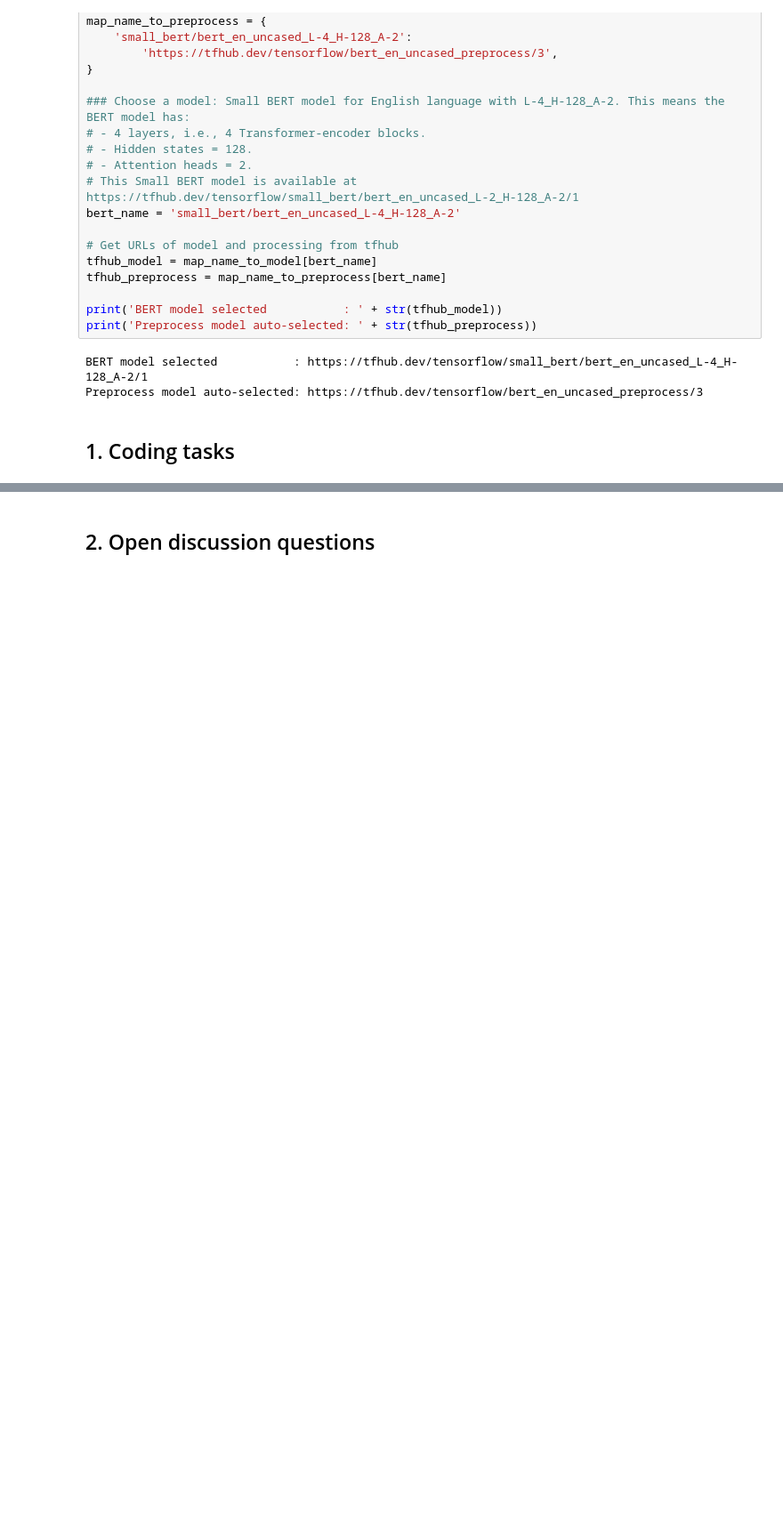
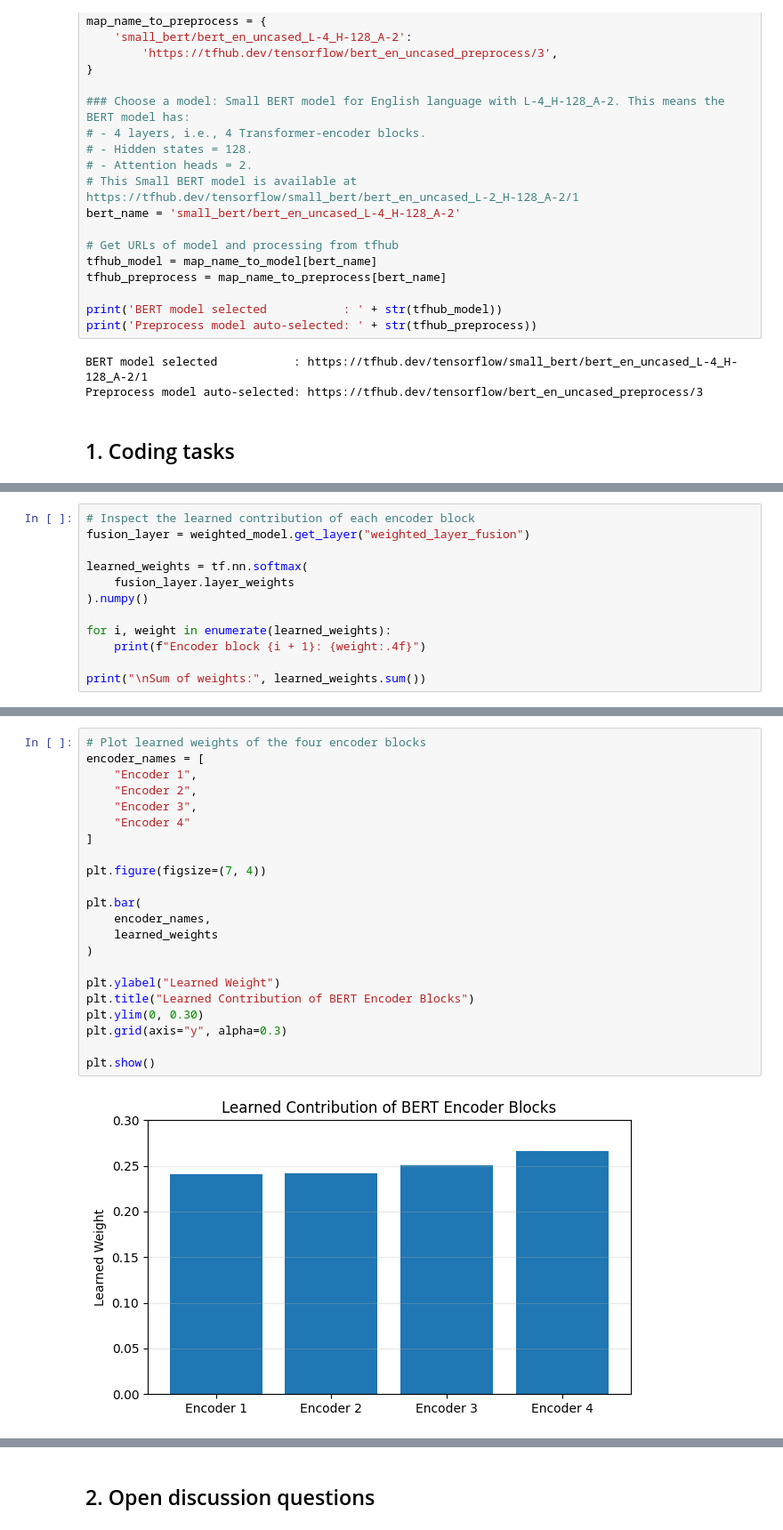
Before and after one commit to mintus2511/ADL_230167_Assignment2, a Jupyter notebook: Assignment_BERT.ipynb, the cells around one changed output, grey strips where cells are left out. Shown at 89% size. Cells and saved outputs as stored; diff of their text form; blank space fills up the shorter version.

```diff
--- a/Assignment_BERT.ipynb
+++ b/Assignment_BERT.ipynb
@@ -191,0 +1004,12 @@ Preprocess model auto-selected: https://tfhub.dev/tensorflow/bert_en_uncased_pre
+# %%
+# Inspect the learned contribution of each encoder block
+fusion_layer = weighted_model.get_layer("weighted_layer_fusion")
+
+learned_weights = tf.nn.softmax(
+    fusion_layer.layer_weights
+).numpy()
+
+for i, weight in enumerate(learned_weights):
+    print(f"Encoder block {i + 1}: {weight:.4f}")
+
+print("\nSum of weights:", learned_weights.sum())
@@ -191,0 +1037,24 @@ Preprocess model auto-selected: https://tfhub.dev/tensorflow/bert_en_uncased_pre
+# %%
+# Plot learned weights of the four encoder blocks
+encoder_names = [
+    "Encoder 1",
+    "Encoder 2",
+    "Encoder 3",
+    "Encoder 4"
+]
+
+plt.figure(figsize=(7, 4))
+
+plt.bar(
+    encoder_names,
+    learned_weights
+)
+
+plt.ylabel("Learned Weight")
+plt.title("Learned Contribution of BERT Encoder Blocks")
+plt.ylim(0, 0.30)
+plt.grid(axis="y", alpha=0.3)
+
+plt.show()
+# %% [output]
+[figure, added]
```
Also changed, not shown: parts of 70 cells of this notebook.
